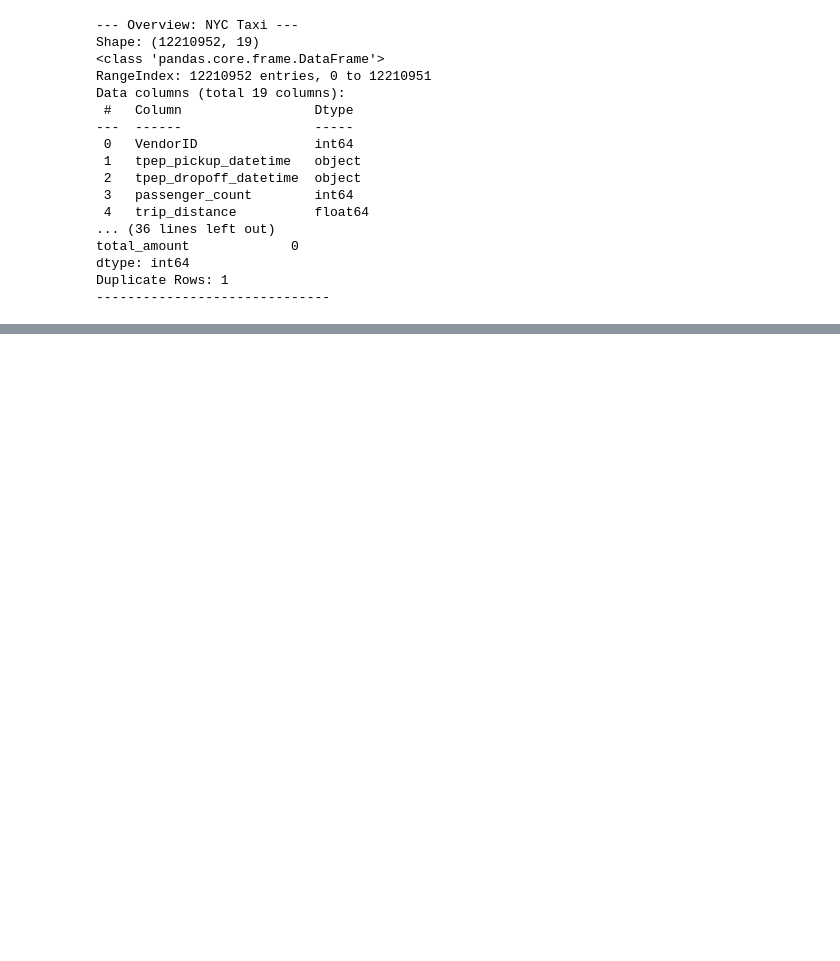
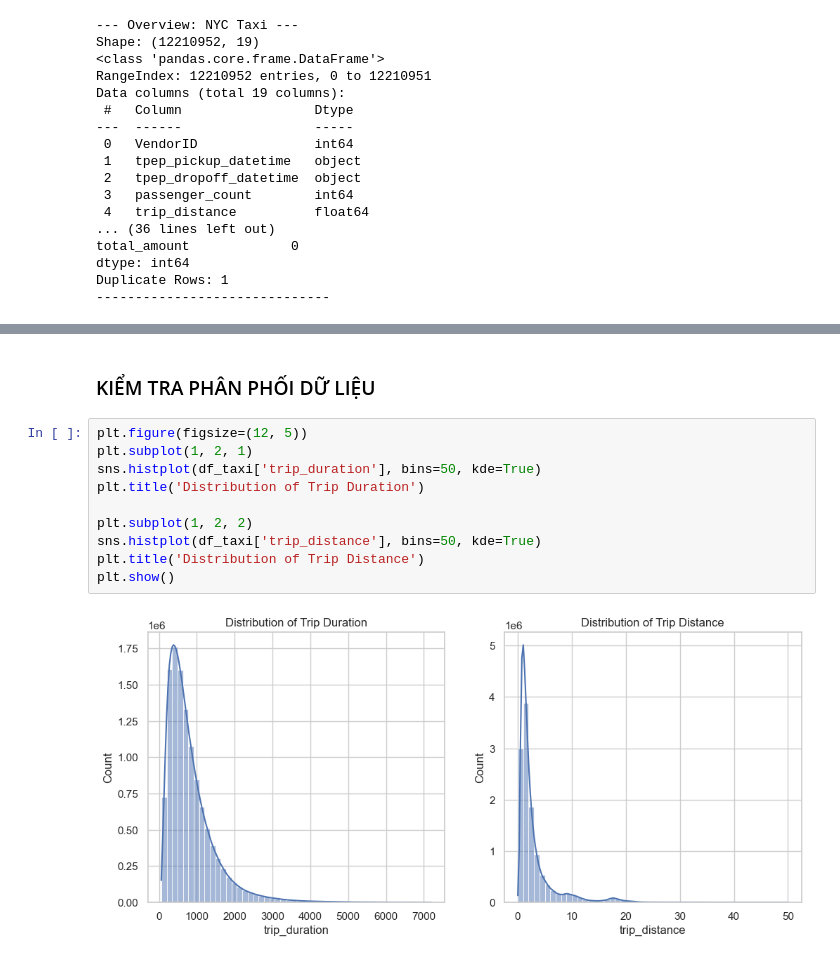
Before and after one commit to MinhNguyen-leo/Data_Mining_projects, a Jupyter notebook: data_mining/src/EDA.ipynb, the cells around one changed output, grey strips where cells are left out. Cells and saved outputs as stored; diff of their text form; blank space fills up the shorter version.

```diff
--- a/data_mining/src/EDA.ipynb
+++ b/data_mining/src/EDA.ipynb
@@ -213,0 +96,14 @@ plt.show()
+# %% [markdown]
+### KIỂM TRA PHÂN PHỐI DỮ LIỆU
+# %%
+plt.figure(figsize=(12, 5))
+plt.subplot(1, 2, 1)
+sns.histplot(df_taxi['trip_duration'], bins=50, kde=True)
+plt.title('Distribution of Trip Duration')
+
+plt.subplot(1, 2, 2)
+sns.histplot(df_taxi['trip_distance'], bins=50, kde=True)
+plt.title('Distribution of Trip Distance')
+plt.show()
+# %% [output]
+[figure, added]
```
Also changed, not shown: parts of 44 cells of this notebook.
